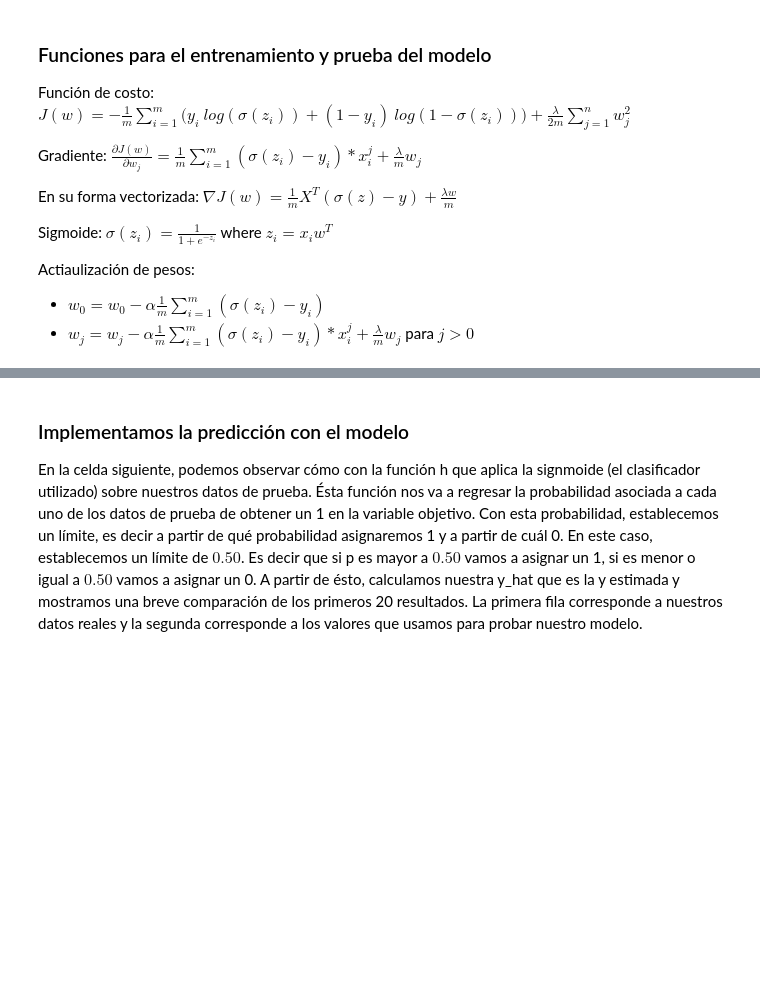
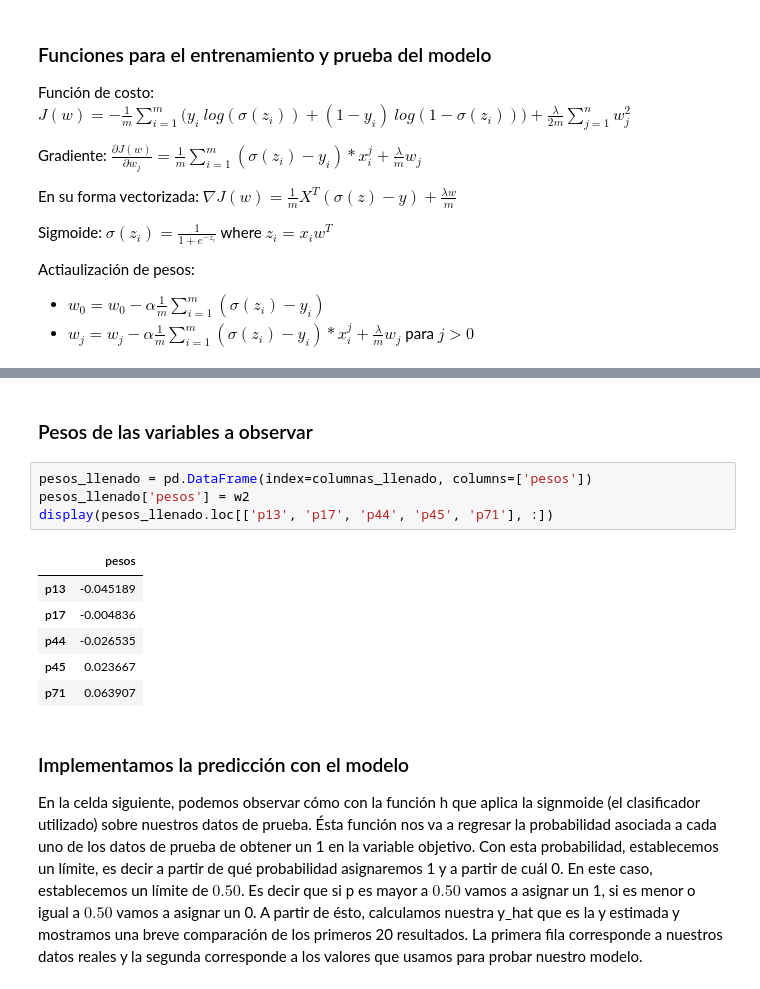
Before and after one commit to renattaGS/PAP-ML-ETICO, a Jupyter notebook: notebook.ipynb, the cells around one changed output, grey strips where cells are left out. Drawn from its saved outputs; the diff is of its cells as text; blank space fills up the shorter version.

```diff
--- a/notebook.ipynb
+++ b/notebook.ipynb
@@ -326,3 +333,16 @@ visualizations.plot3_cost(J1, J_t1, J2, J_t2, J3, J_t3)
+# %% [markdown]
+### Pesos de las variables a observar
+# %%
+pesos_llenado = pd.DataFrame(index=columnas_llenado, columns=['pesos'])
+pesos_llenado['pesos'] = w2
+display(pesos_llenado.loc[['p13', 'p17', 'p44', 'p45', 'p71'], :])
+# %% [output]
+|  | pesos |
+| p13 | -0.045189 |
+| p17 | -0.004836 |
+| p44 | -0.026535 |
+| p45 | 0.023667 |
+| p71 | 0.063907 |
 # %% [markdown]
 ### Implementamos la predicción con el modelo
 
```
Also changed, not shown: parts of 15 cells of this notebook, 2 other files.
